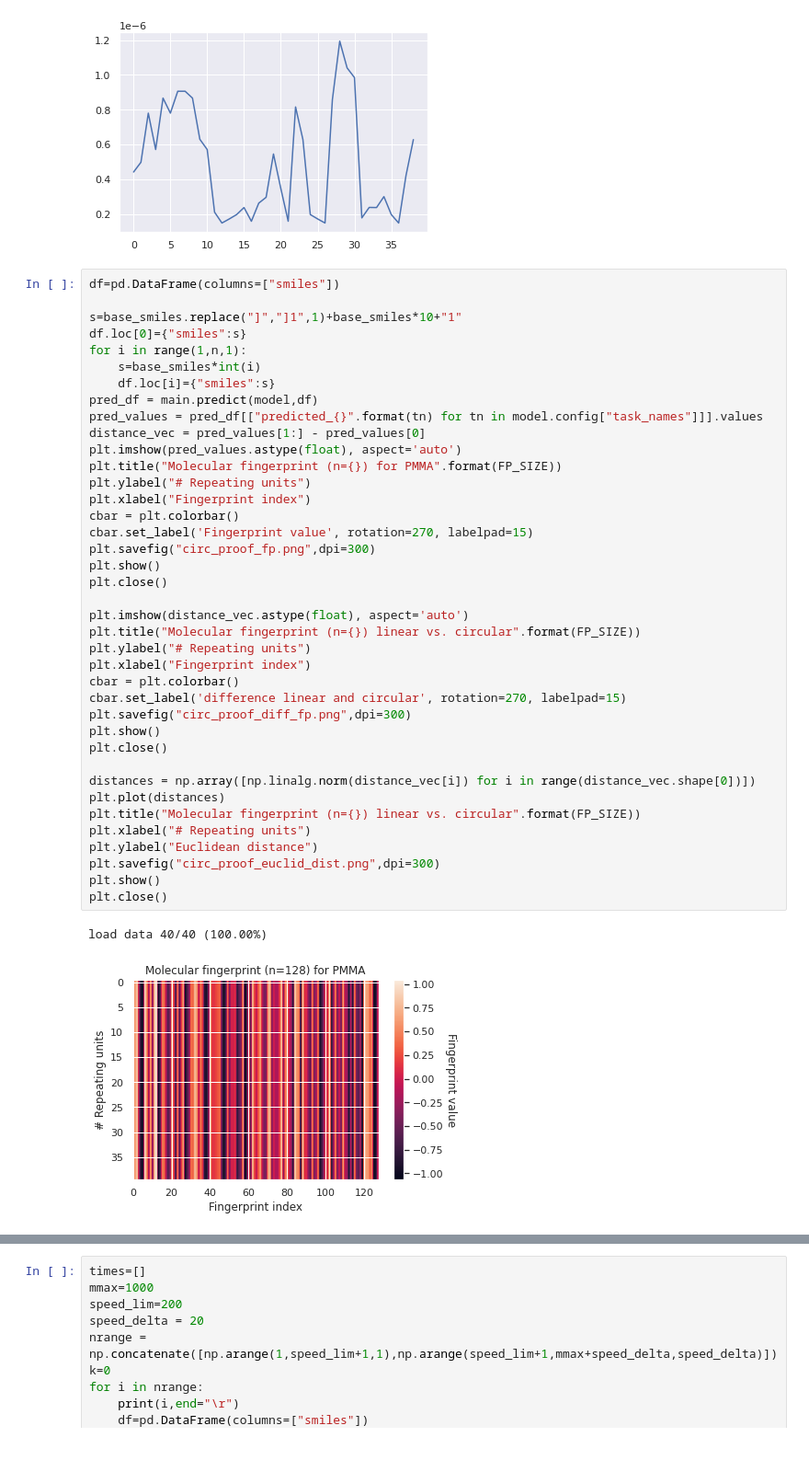
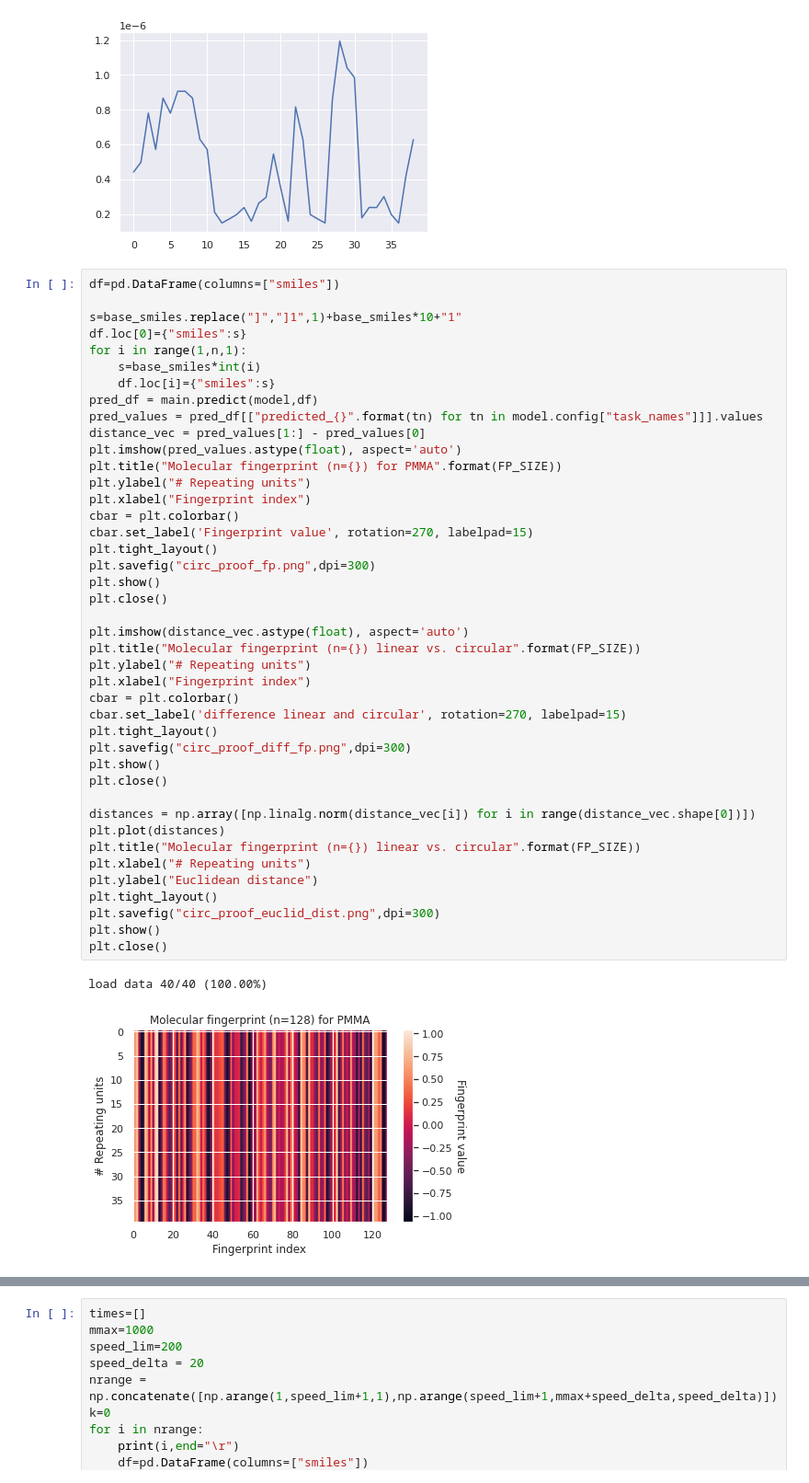
Before and after one commit to JulianKimmig/nanoparticle_size_prediction, a Jupyter notebook: notebooks/cirular_proof.ipynb, the cells around one changed output, grey strips where cells are left out. Shown at 92% size. Saved outputs shown, nothing was run; the diff lists cells and outputs as text; blank space fills up the shorter version.

Commit message:
image layout

```diff
--- a/notebooks/cirular_proof.ipynb
+++ b/notebooks/cirular_proof.ipynb
@@ -124,31 +124,34 @@ distance_vec = pred_values[1:] - pred_values[0]
 plt.imshow(pred_values.astype(float), aspect='auto')
 plt.title("Molecular fingerprint (n={}) for PMMA".format(FP_SIZE))
 plt.ylabel("# Repeating units")
 plt.xlabel("Fingerprint index")
 cbar = plt.colorbar()
 cbar.set_label('Fingerprint value', rotation=270, labelpad=15)
+plt.tight_layout()
 plt.savefig("circ_proof_fp.png",dpi=300)
 plt.show()
 plt.close()
 
 plt.imshow(distance_vec.astype(float), aspect='auto')
 plt.title("Molecular fingerprint (n={}) linear vs. circular".format(FP_SIZE))
 plt.ylabel("# Repeating units")
 plt.xlabel("Fingerprint index")
 cbar = plt.colorbar()
 cbar.set_label('difference linear and circular', rotation=270, labelpad=15)
+plt.tight_layout()
 plt.savefig("circ_proof_diff_fp.png",dpi=300)
 plt.show()
 plt.close()
 
 distances = np.array([np.linalg.norm(distance_vec[i]) for i in range(distance_vec.shape[0])])
 plt.plot(distances)
 plt.title("Molecular fingerprint (n={}) linear vs. circular".format(FP_SIZE))
 plt.xlabel("# Repeating units")
 plt.ylabel("Euclidean distance")
+plt.tight_layout()
 plt.savefig("circ_proof_euclid_dist.png",dpi=300)
 plt.show()
 plt.close()
 # %% [output]
 load data 40/40 (100.00%)
-[figure, old version]
+[figure, new version]
```
Also changed, not shown: parts of 1 cell of this notebook, 3 other files.
